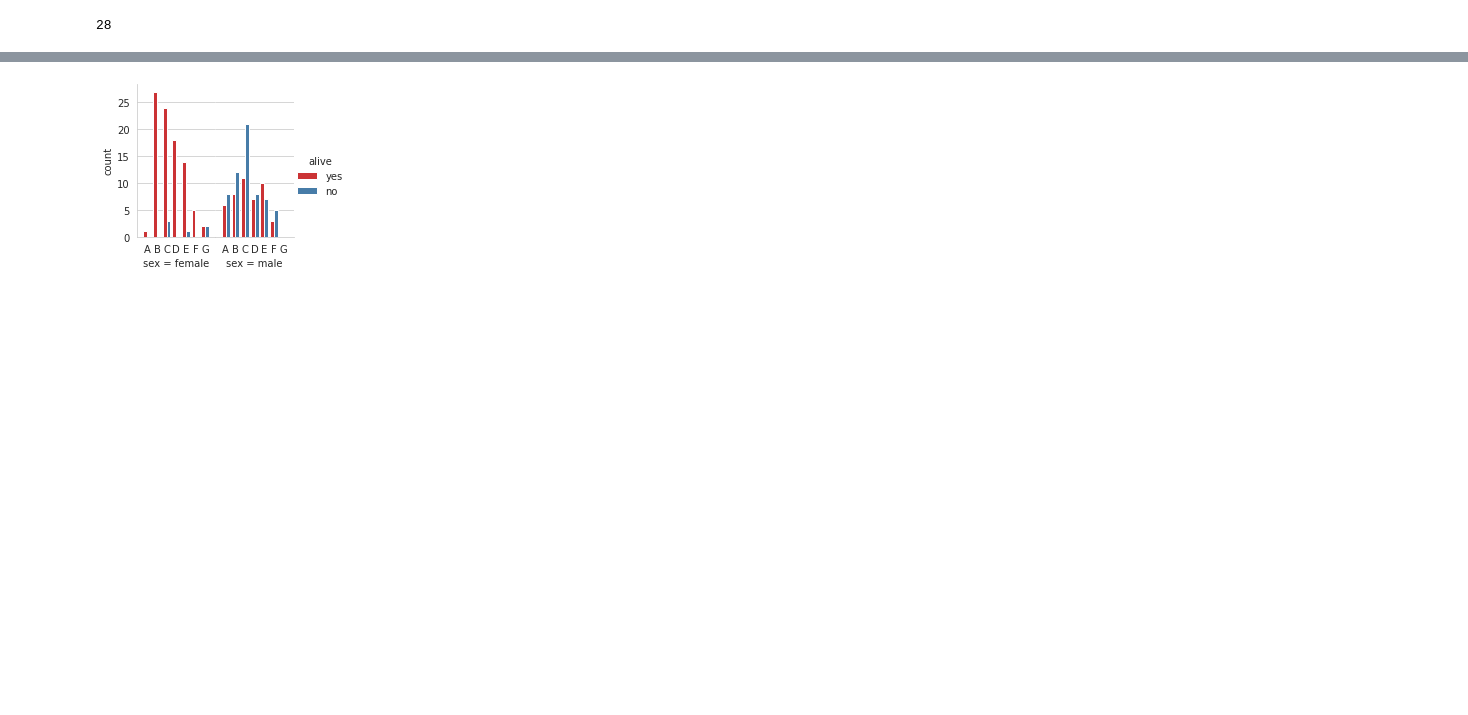
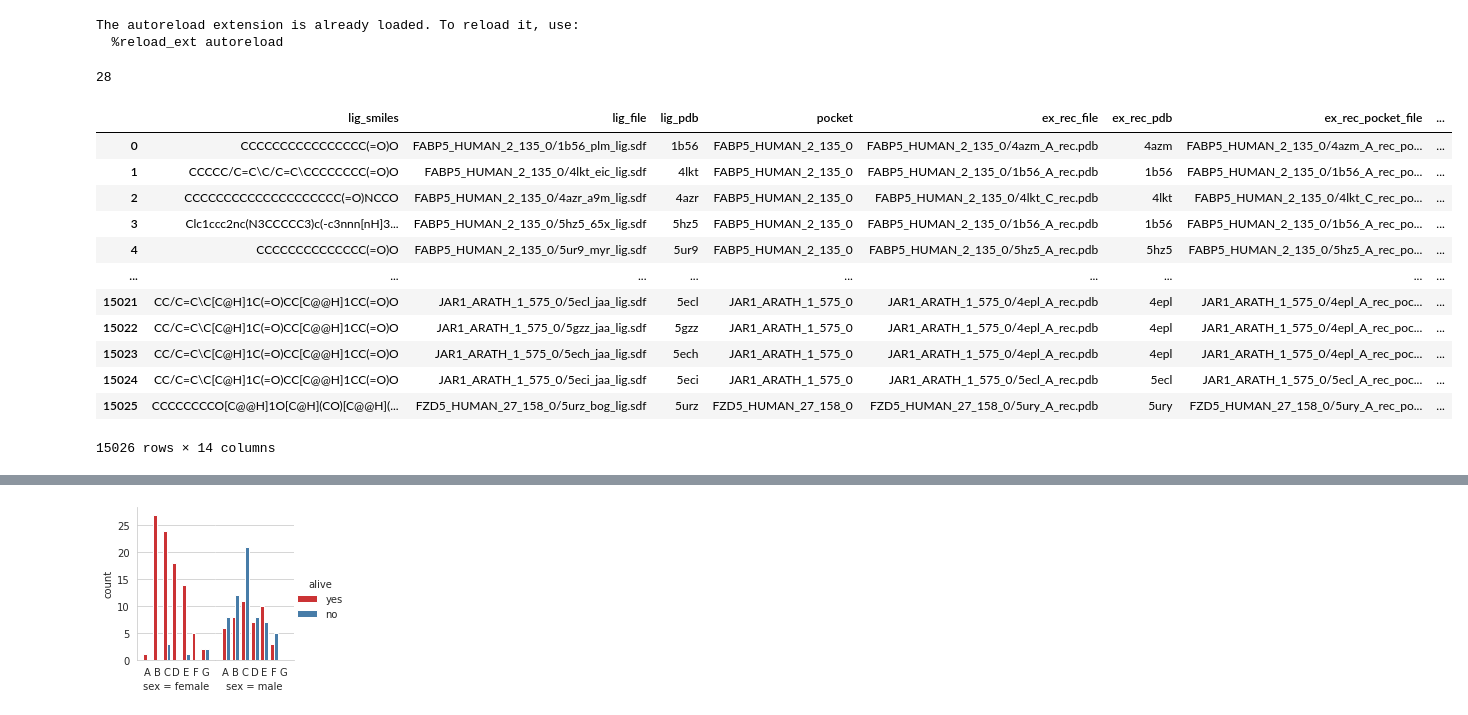
Before and after one commit to molecularmodelinglab/plantain, a Jupyter notebook: notebooks/playground.ipynb, the cells around one changed output, grey strips where cells are left out. Saved outputs shown, nothing was run; the diff lists cells and outputs as text; code cells hidden in the pictures; blank space fills up the shorter version.

```diff
--- a/notebooks/playground.ipynb
+++ b/notebooks/playground.ipynb
@@ -1,10 +1,12 @@
 # %%
 import sys
 sys.path.append('../')
-sys.path.insert(0, '../terrace')
 
 %load_ext autoreload
 %autoreload 2
+# %% [output]
+The autoreload extension is already loaded. To reload it, use:
+  %reload_ext autoreload
 # %%
 from tqdm import tqdm
 from copy import deepcopy
@@ -50,5 +53,21 @@ in_node = Input(loader.get_type_data())
 len(loader.dataset[1000].lig.ndata)
 # %% [output]
 28
+# %%
+dataset.structures
+# %% [output]
+|  | lig_smiles | lig_file | lig_pdb | pocket | ex_rec_file | ex_rec_pdb | ex_rec_pocket_file | ... |
+| 0 | CCCCCCCCCCCCCCCC(=O)O | FABP5_HUMAN_2_135_0/1b56_plm_lig.sdf | 1b56 | FABP5_HUMAN_2_135_0 | FABP5_HUMAN_2_135_0/4azm_A_rec.pdb | 4azm | FABP5_HUMAN_2_135_0/4azm_A_rec_po... | ... |
+| 1 | CCCCC/C=C\C/C=C\CCCCCCCC(=O)O | FABP5_HUMAN_2_135_0/4lkt_eic_lig.sdf | 4lkt | FABP5_HUMAN_2_135_0 | FABP5_HUMAN_2_135_0/1b56_A_rec.pdb | 1b56 | FABP5_HUMAN_2_135_0/1b56_A_rec_po... | ... |
+| 2 | CCCCCCCCCCCCCCCCCCCC(=O)NCCO | FABP5_HUMAN_2_135_0/4azr_a9m_lig.sdf | 4azr | FABP5_HUMAN_2_135_0 | FABP5_HUMAN_2_135_0/4lkt_C_rec.pdb | 4lkt | FABP5_HUMAN_2_135_0/4lkt_C_rec_po... | ... |
+| 3 | Clc1ccc2nc(N3CCCCC3)c(-c3nnn[nH]3... | FABP5_HUMAN_2_135_0/5hz5_65x_lig.sdf | 5hz5 | FABP5_HUMAN_2_135_0 | FABP5_HUMAN_2_135_0/1b56_A_rec.pdb | 1b56 | FABP5_HUMAN_2_135_0/1b56_A_rec_po... | ... |
+| 4 | CCCCCCCCCCCCCC(=O)O | FABP5_HUMAN_2_135_0/5ur9_myr_lig.sdf | 5ur9 | FABP5_HUMAN_2_135_0 | FABP5_HUMAN_2_135_0/5hz5_A_rec.pdb | 5hz5 | FABP5_HUMAN_2_135_0/5hz5_A_rec_po... | ... |
+| ... | ... | ... | ... | ... | ... | ... | ... | ... |
+| 15021 | CC/C=C\C[C@H]1C(=O)CC[C@@H]1CC(=O)O | JAR1_ARATH_1_575_0/5ecl_jaa_lig.sdf | 5ecl | JAR1_ARATH_1_575_0 | JAR1_ARATH_1_575_0/4epl_A_rec.pdb | 4epl | JAR1_ARATH_1_575_0/4epl_A_rec_poc... | ... |
+| 15022 | CC/C=C\C[C@H]1C(=O)CC[C@@H]1CC(=O)O | JAR1_ARATH_1_575_0/5gzz_jaa_lig.sdf | 5gzz | JAR1_ARATH_1_575_0 | JAR1_ARATH_1_575_0/4epl_A_rec.pdb | 4epl | JAR1_ARATH_1_575_0/4epl_A_rec_poc... | ... |
+| 15023 | CC/C=C\C[C@H]1C(=O)CC[C@@H]1CC(=O)O | JAR1_ARATH_1_575_0/5ech_jaa_lig.sdf | 5ech | JAR1_ARATH_1_575_0 | JAR1_ARATH_1_575_0/4epl_A_rec.pdb | 4epl | JAR1_ARATH_1_575_0/4epl_A_rec_poc... | ... |
+| 15024 | CC/C=C\C[C@H]1C(=O)CC[C@@H]1CC(=O)O | JAR1_ARATH_1_575_0/5eci_jaa_lig.sdf | 5eci | JAR1_ARATH_1_575_0 | JAR1_ARATH_1_575_0/5ecl_A_rec.pdb | 5ecl | JAR1_ARATH_1_575_0/5ecl_A_rec_poc... | ... |
+| 15025 | CCCCCCCCO[C@@H]1O[C@H](CO)[C@@H](... | FZD5_HUMAN_27_158_0/5urz_bog_lig.sdf | 5urz | FZD5_HUMAN_27_158_0 | FZD5_HUMAN_27_158_0/5ury_A_rec.pdb | 5ury | FZD5_HUMAN_27_158_0/5ury_A_rec_po... | ... |
+15026 rows × 14 columns
 # %%
 csv_dict = {
```
Also changed, not shown: parts of 8 cells of this notebook, 2 other files.
